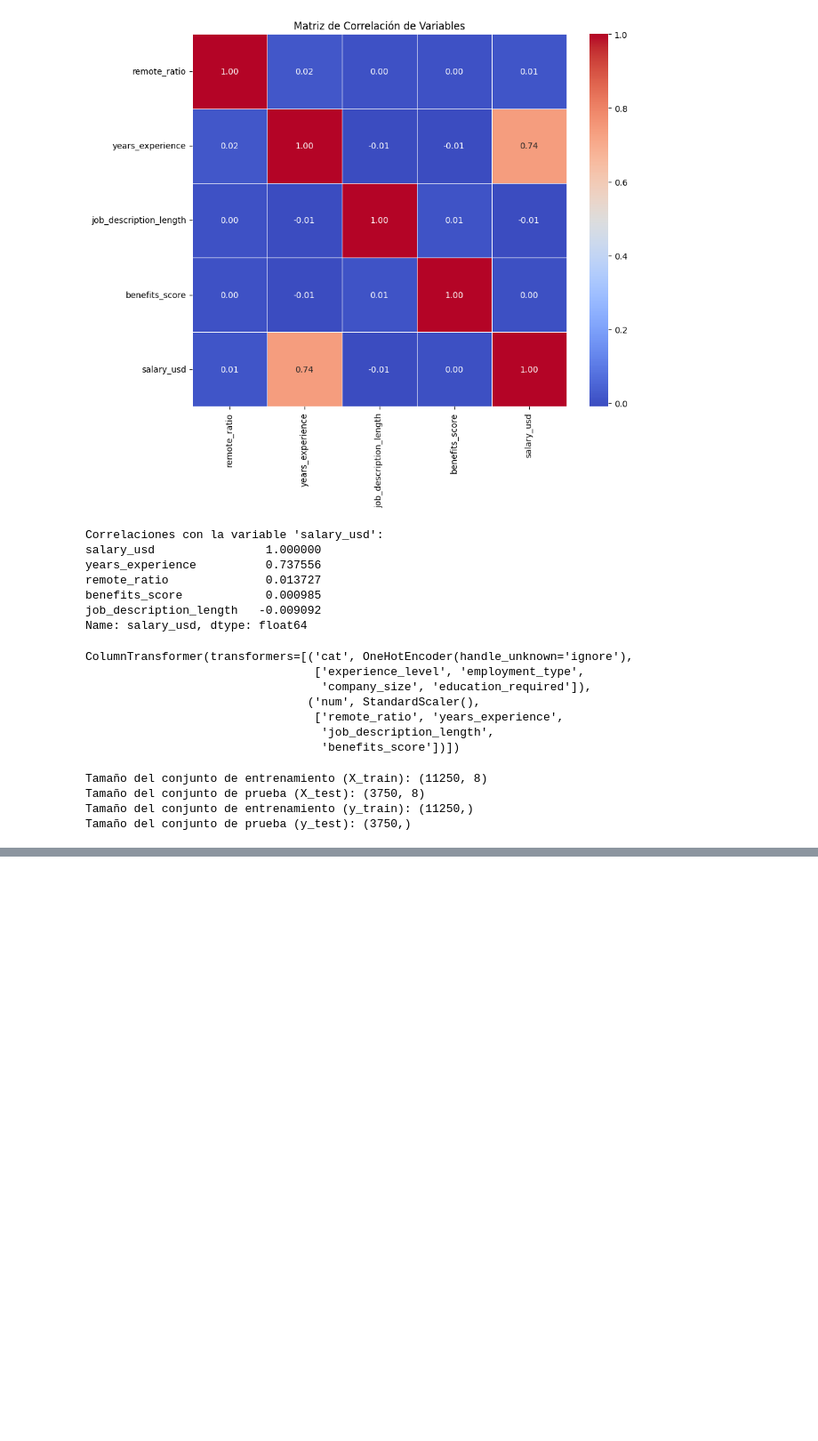
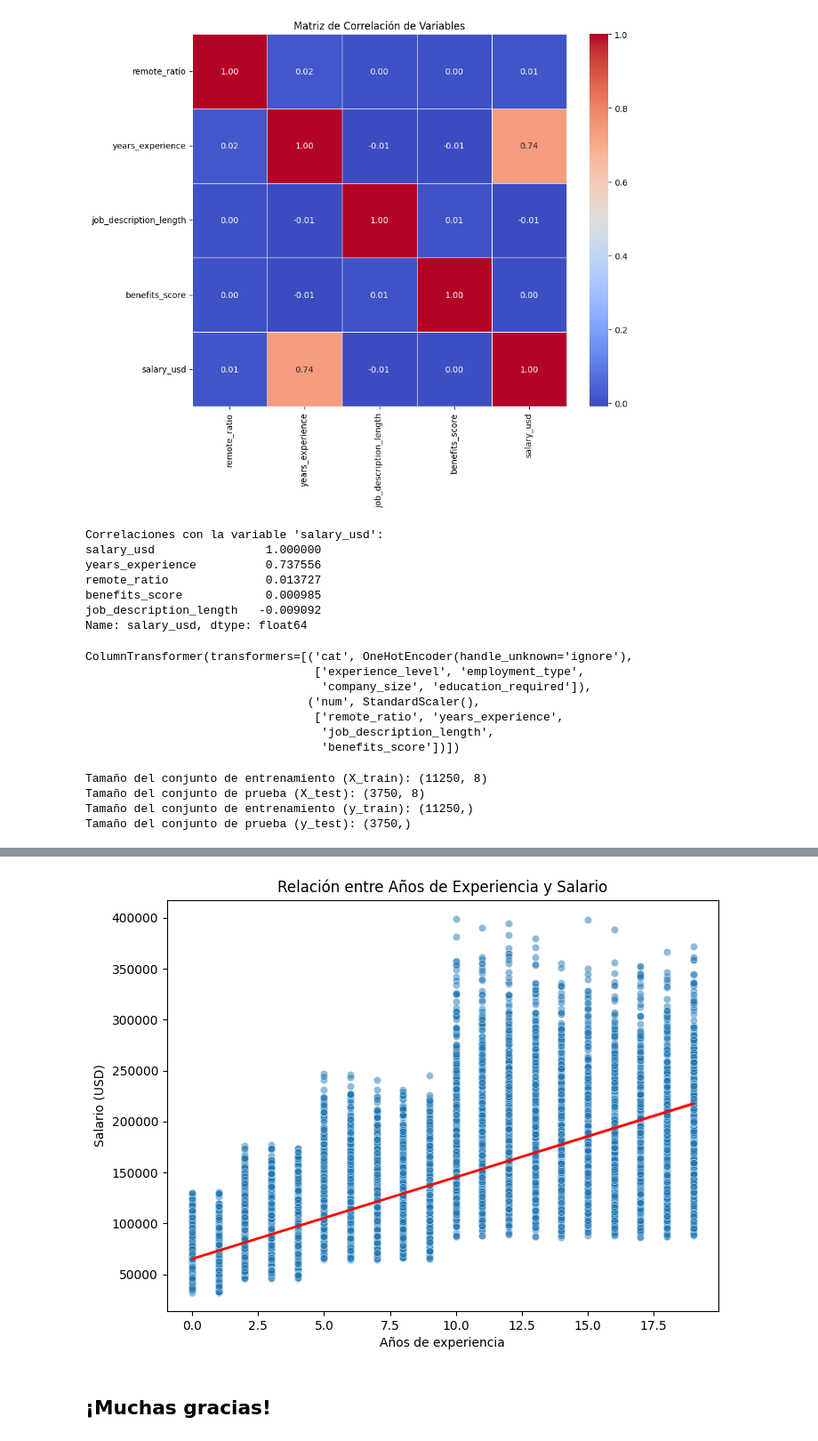
Before and after one commit to EzeRivero/DataScienceCoder, a Jupyter notebook: ProyectoDSParteIIIRivero.ipynb, the cells around one changed output, grey strips where cells are left out. Shown at 89% size. Saved outputs shown, nothing was run; the diff lists cells and outputs as text; code cells hidden in the pictures; blank space fills up the shorter version.

```diff
--- a/ProyectoDSParteIIIRivero.ipynb
+++ b/ProyectoDSParteIIIRivero.ipynb
@@ -349,0 +406,15 @@ Interpretación:
+# %%
+#Para terminar, el hallazgo de los años de experiencia vs salario.
+
+plt.figure(figsize=(8,6))
+sns.scatterplot(x="years_experience", y="salary_usd", data=df, alpha=0.5)
+sns.regplot(x="years_experience", y="salary_usd", data=df,
+            scatter=False, color="red", line_kws={"lw":2})
+plt.title("Relación entre Años de Experiencia y Salario")
+plt.xlabel("Años de experiencia")
+plt.ylabel("Salario (USD)")
+plt.show()
+# %% [output]
+[figure, added]
+# %% [markdown]
+## ¡Muchas gracias!
```
Also changed, not shown: parts of 10 cells of this notebook.
